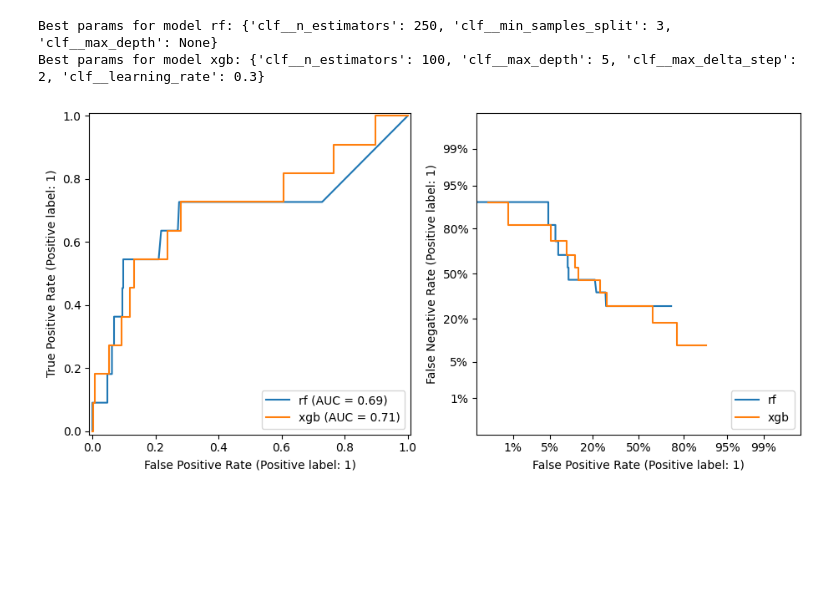
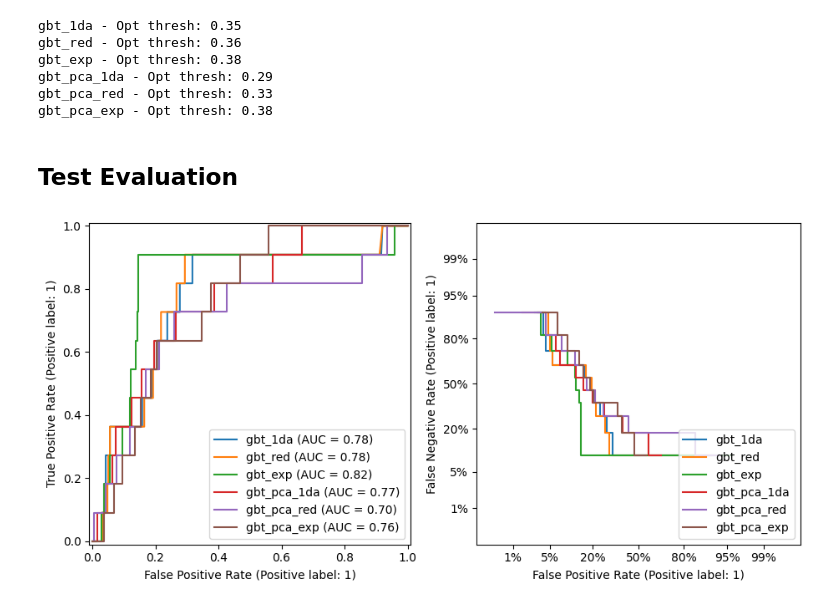
Before and after one commit to willcoughlin/predicting-abnormal-grid-conditions, a Jupyter notebook: notebooks/ensemble.ipynb, the cells around one changed output. Drawn from its saved outputs; the diff is of its cells as text; code cells hidden in the pictures; blank space fills up the shorter version.

```diff
--- a/notebooks/ensemble.ipynb
+++ b/notebooks/ensemble.ipynb
@@ -73,0 +174,10 @@ for name, model_config in model_configs.items():
+# %%
+fig, [ax_roc, ax_det] = plt.subplots(1, 2, figsize=(11, 5))
+
+for name, best_model in best_models.items():
+  mod = best_model["model"]
+  params = best_model["params"]
+  X_train = train_features[name]
+
+  RocCurveDisplay.from_estimator(mod, X_train, y_train, ax=ax_roc, name=name)
+  DetCurveDisplay.from_estimator(mod, X_train, y_train, ax=ax_det, name=name)
@@ -74,13 +186,43 @@ for name, model_config in model_configs.items():
+# %%
+mod_thresh = {}
+for name, best_model in best_models.items():
+  mod = best_model["model"]
+  X_train = train_features[name]
+  y_prob = mod.predict_proba(X_train)[:,1]
+
+  t_iter = []
+  f2_iter = []
+
+  thres = [x/100 for x in np.linspace(0, 100, 101)]
+  opt_thres = -1
+  max_f2 = -1
+  for t in thres:
+    pred_y = [0 if p < t else 1 for p in y_prob]
+    prec, rec, f2, _ = precision_recall_fscore_support(y_train, pred_y, beta=2, average="binary", zero_division=0)
+    if f2 > max_f2:
+      max_f2 = f2
+      opt_thres = t
+
+  print(f"{name} - Opt thresh: {opt_thres}")
+  mod_thresh[name] = opt_thres
+# %% [output]
+gbt_1da - Opt thresh: 0.35
+gbt_red - Opt thresh: 0.36
+gbt_exp - Opt thresh: 0.38
+gbt_pca_1da - Opt thresh: 0.29
+gbt_pca_red - Opt thresh: 0.33
+gbt_pca_exp - Opt thresh: 0.38
+# %% [markdown]
+## Test Evaluation
 # %%
 fig, [ax_roc, ax_det] = plt.subplots(1, 2, figsize=(11, 5))
 
 for name, best_model in best_models.items():
   mod = best_model["model"]
   params = best_model["params"]
-  print(f"Best params for model {name}: {params}")
+  X_test = test_features[name]
+
   RocCurveDisplay.from_estimator(mod, X_test, y_test, ax=ax_roc, name=name)
   DetCurveDisplay.from_estimator(mod, X_test, y_test, ax=ax_det, name=name)
 # %% [output]
-Best params for model rf: {'clf__n_estimators': 250, 'clf__min_samples_split': 3, 'clf__max_depth': None}
-Best params for model xgb: {'clf__n_estimators': 100, 'clf__max_depth': 5, 'clf__max_delta_step': 2, 'clf__learning_rate': 0.3}
-[figure, old version]
+[figure, new version]
```
Also changed, not shown: parts of 16 cells of this notebook.
